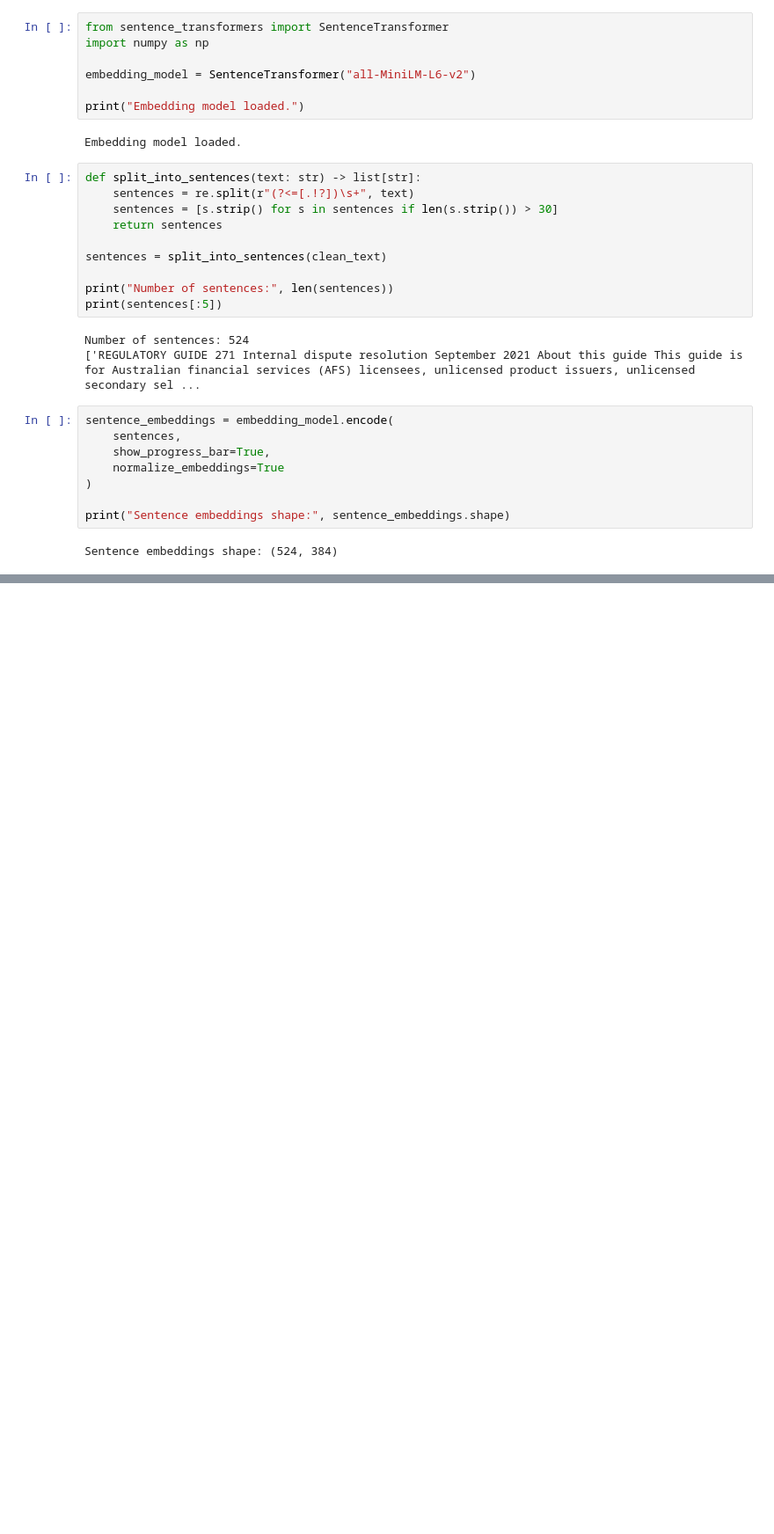
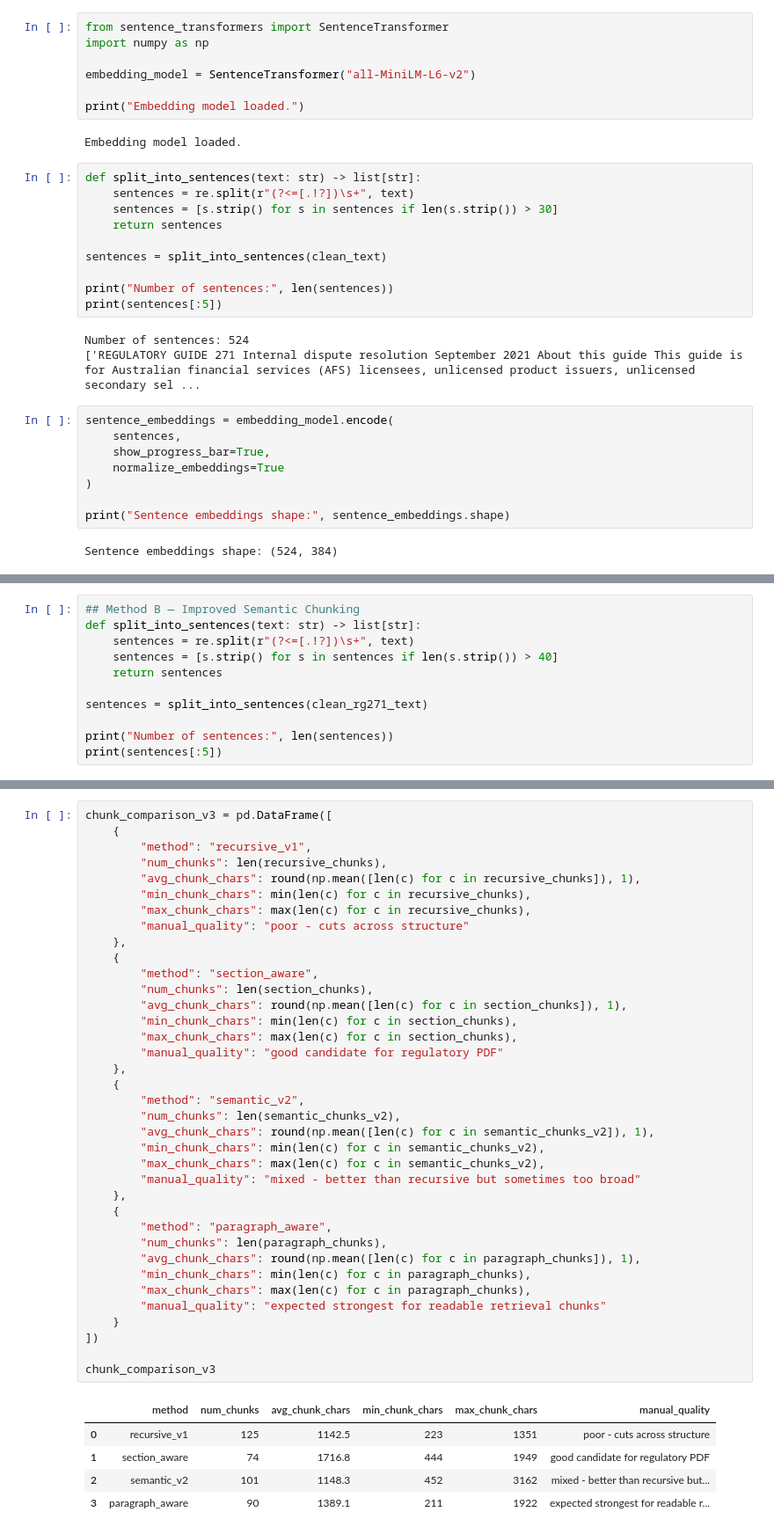
Before and after one commit to ozzy2438/Complaint-Intelligence-Platform-PII-Safe-Classification-RAG-Assistant-for-Financial-Complaints, a Jupyter notebook: complaint-intelligence-platform/notebooks/04_rag_rg271.ipynb, the cells around one changed output, grey strips where cells are left out. Shown at 88% size. Saved outputs shown, nothing was run; the diff lists cells and outputs as text; blank space fills up the shorter version.

```diff
--- a/complaint-intelligence-platform/notebooks/04_rag_rg271.ipynb
+++ b/complaint-intelligence-platform/notebooks/04_rag_rg271.ipynb
@@ -294,0 +562,11 @@ Sentence embeddings shape: (524, 384)
+# %%
+## Method B — Improved Semantic Chunking
+def split_into_sentences(text: str) -> list[str]:
+    sentences = re.split(r"(?<=[.!?])\s+", text)
+    sentences = [s.strip() for s in sentences if len(s.strip()) > 40]
+    return sentences
+
+sentences = split_into_sentences(clean_rg271_text)
+
+print("Number of sentences:", len(sentences))
+print(sentences[:5])
@@ -294,0 +892,43 @@ Sentence embeddings shape: (524, 384)
+# %%
+chunk_comparison_v3 = pd.DataFrame([
+    {
+        "method": "recursive_v1",
+        "num_chunks": len(recursive_chunks),
+        "avg_chunk_chars": round(np.mean([len(c) for c in recursive_chunks]), 1),
+        "min_chunk_chars": min(len(c) for c in recursive_chunks),
+        "max_chunk_chars": max(len(c) for c in recursive_chunks),
+        "manual_quality": "poor - cuts across structure"
+    },
+    {
+        "method": "section_aware",
+        "num_chunks": len(section_chunks),
+        "avg_chunk_chars": round(np.mean([len(c) for c in section_chunks]), 1),
+        "min_chunk_chars": min(len(c) for c in section_chunks),
+        "max_chunk_chars": max(len(c) for c in section_chunks),
+        "manual_quality": "good candidate for regulatory PDF"
+    },
+    {
+        "method": "semantic_v2",
+        "num_chunks": len(semantic_chunks_v2),
+        "avg_chunk_chars": round(np.mean([len(c) for c in semantic_chunks_v2]), 1),
+        "min_chunk_chars": min(len(c) for c in semantic_chunks_v2),
+        "max_chunk_chars": max(len(c) for c in semantic_chunks_v2),
+        "manual_quality": "mixed - better than recursive but sometimes too broad"
+    },
+    {
+        "method": "paragraph_aware",
+        "num_chunks": len(paragraph_chunks),
+        "avg_chunk_chars": round(np.mean([len(c) for c in paragraph_chunks]), 1),
+        "min_chunk_chars": min(len(c) for c in paragraph_chunks),
+        "max_chunk_chars": max(len(c) for c in paragraph_chunks),
+        "manual_quality": "expected strongest for readable retrieval chunks"
+    }
+])
+
+chunk_comparison_v3
+# %% [output]
+|  | method | num_chunks | avg_chunk_chars | min_chunk_chars | max_chunk_chars | manual_quality |
+| 0 | recursive_v1 | 125 | 1142.5 | 223 | 1351 | poor - cuts across structure |
+| 1 | section_aware | 74 | 1716.8 | 444 | 1949 | good candidate for regulatory PDF |
+| 2 | semantic_v2 | 101 | 1148.3 | 452 | 3162 | mixed - better than recursive but... |
+| 3 | paragraph_aware | 90 | 1389.1 | 211 | 1922 | expected strongest for readable r... |
```
Also changed, not shown: parts of 31 cells of this notebook, 1 other file.
